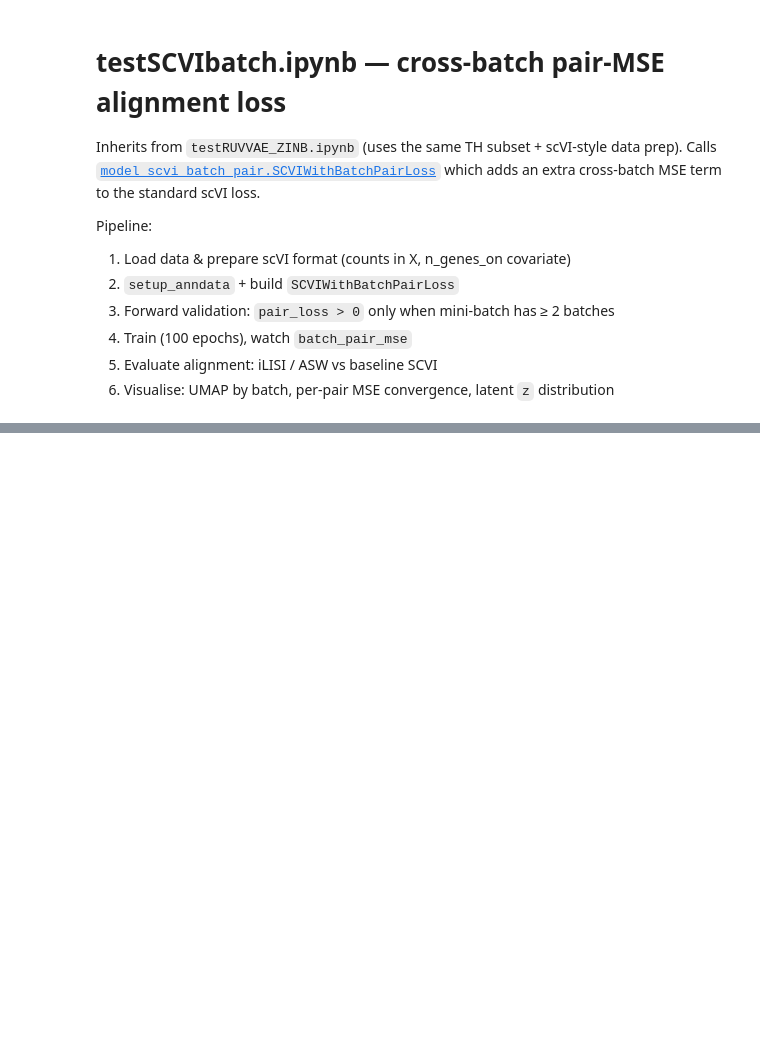
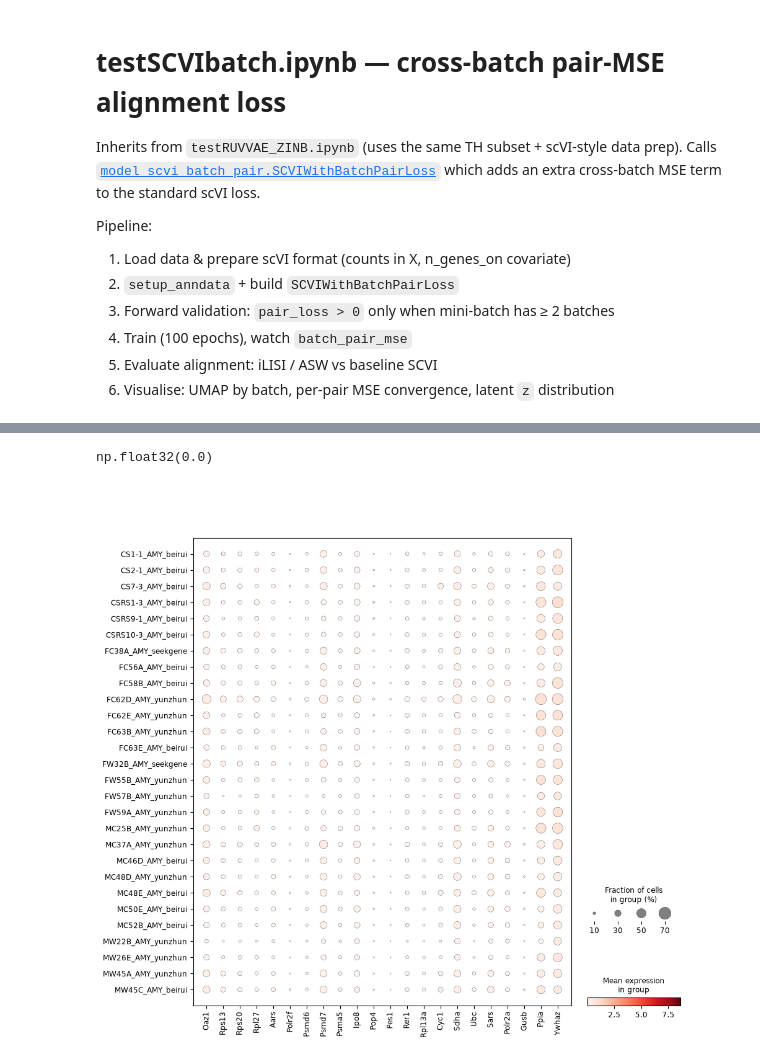
Before and after one commit to juychen/RUVDEG, a Jupyter notebook: postanalysis.ipynb, the cells around one changed output, grey strips where cells are left out. Saved outputs shown, nothing was run; the diff lists cells and outputs as text; code cells hidden in the pictures; blank space fills up the shorter version.

```diff
--- a/postanalysis.ipynb
+++ b/postanalysis.ipynb
@@ -50,0 +89,51 @@ sc.pp.normalize_total(adata, target_sum=1e4)
+# %%
+adata.layers["scvi_norm"].min()
+# %% [output]
+np.float32(0.0)
+# %%
+
+def to_sparse_int(arr, dtype=np.float32):
+    """把 numpy / float / 稀疏数组转换成 (n_cells, n_genes) 的 csr int 矩阵。
+
+    - 输入若为稀疏矩阵：保持格式，只把 dtype 转成 int32。
+    - 输入若为稠密 ndarray：rint 截断后构造 csr（counts 必须是离散整数）。
+    - 用于把 decoder 抽样得到的 counts 写入 adata.layers["..."]，避免 h5ad
+      把 float 数组按 ~8 字节/元素存储（counts 通常很稀疏 + 数值小）。
+    """
+    if issparse(arr):
+        return csr_matrix(arr).astype(dtype)
+    arr = np.asarray(arr)
+    if arr.ndim == 1:
+        # 防御性：误传 1D 时强制 reshape 成单行矩阵
+        arr = arr.reshape(1, -1)
+    if dtype == np.int32:
+        return csr_matrix(np.rint(arr).astype(dtype))
+    else:
+        return csr_matrix(arr.astype(dtype))
+# %%
+layer_val = to_sparse_int(adata.layers["scvi_norm"], dtype=np.float32)
+layer_val.eliminate_zeros()
+adata.layers["scvi_norm"] = layer_val
+# %%
+globalmax = max(np.log(adata.layers["scvi_norm"].max()), np.log(adata.X.max()))
+# %%
+seen = set()
+hkg_genes = []
+for g in hkg_priority:
+    if g in adata.var_names and g not in seen:
+        seen.add(g)
+        hkg_genes.append(g)
+
+fig = sc.pl.dotplot(
+    adata,
+    var_names=hkg_genes,
+    groupby="sample",
+    layer="scvi_norm",
+    swap_axes=False,
+    vmax=globalmax,
+    dendrogram=False,
+    return_fig=True,
+)
+fig.show()
+# %% [output]
+[figure, added]
```
Also changed, not shown: parts of 33 cells of this notebook, 2 other files.
